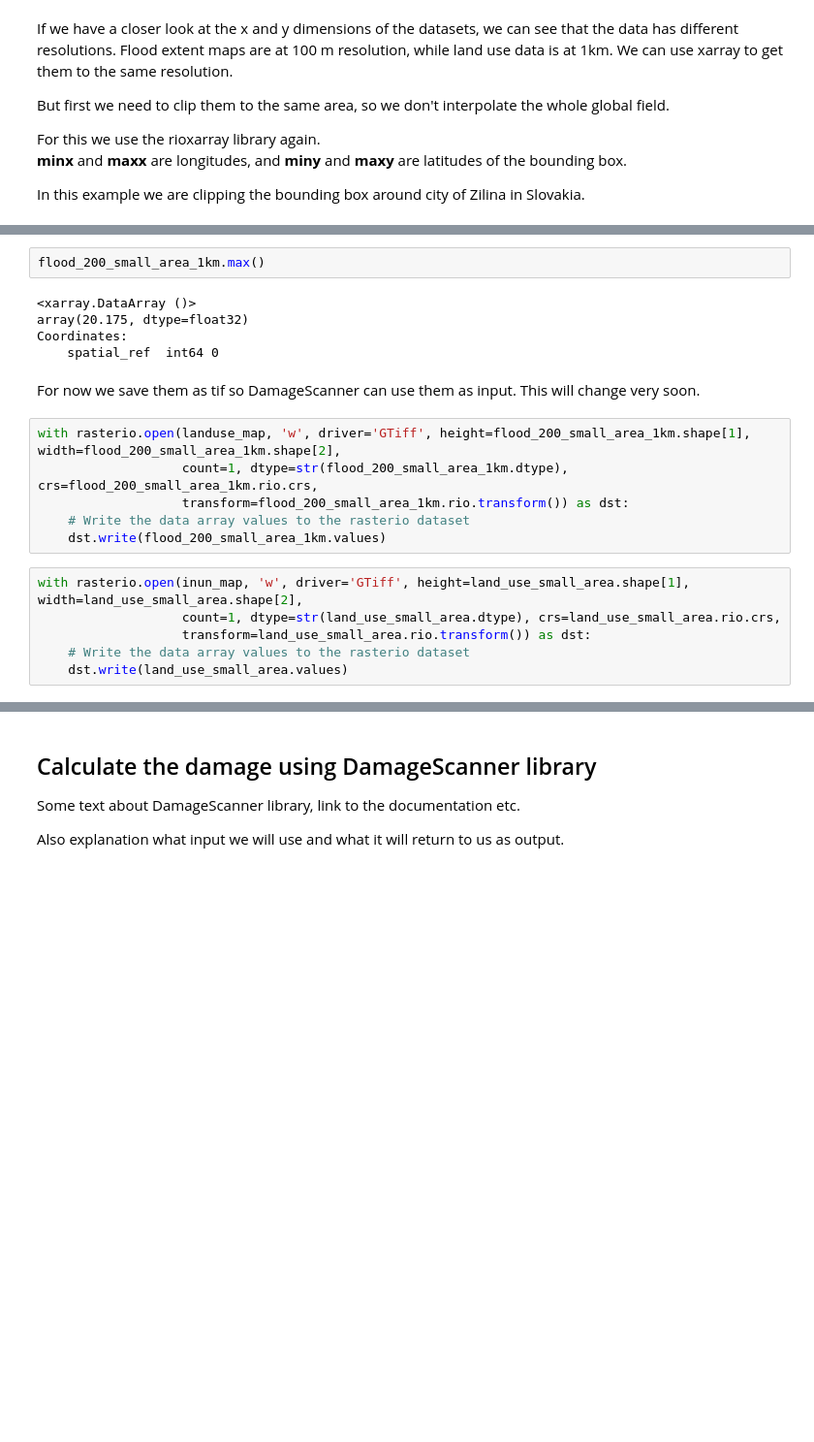
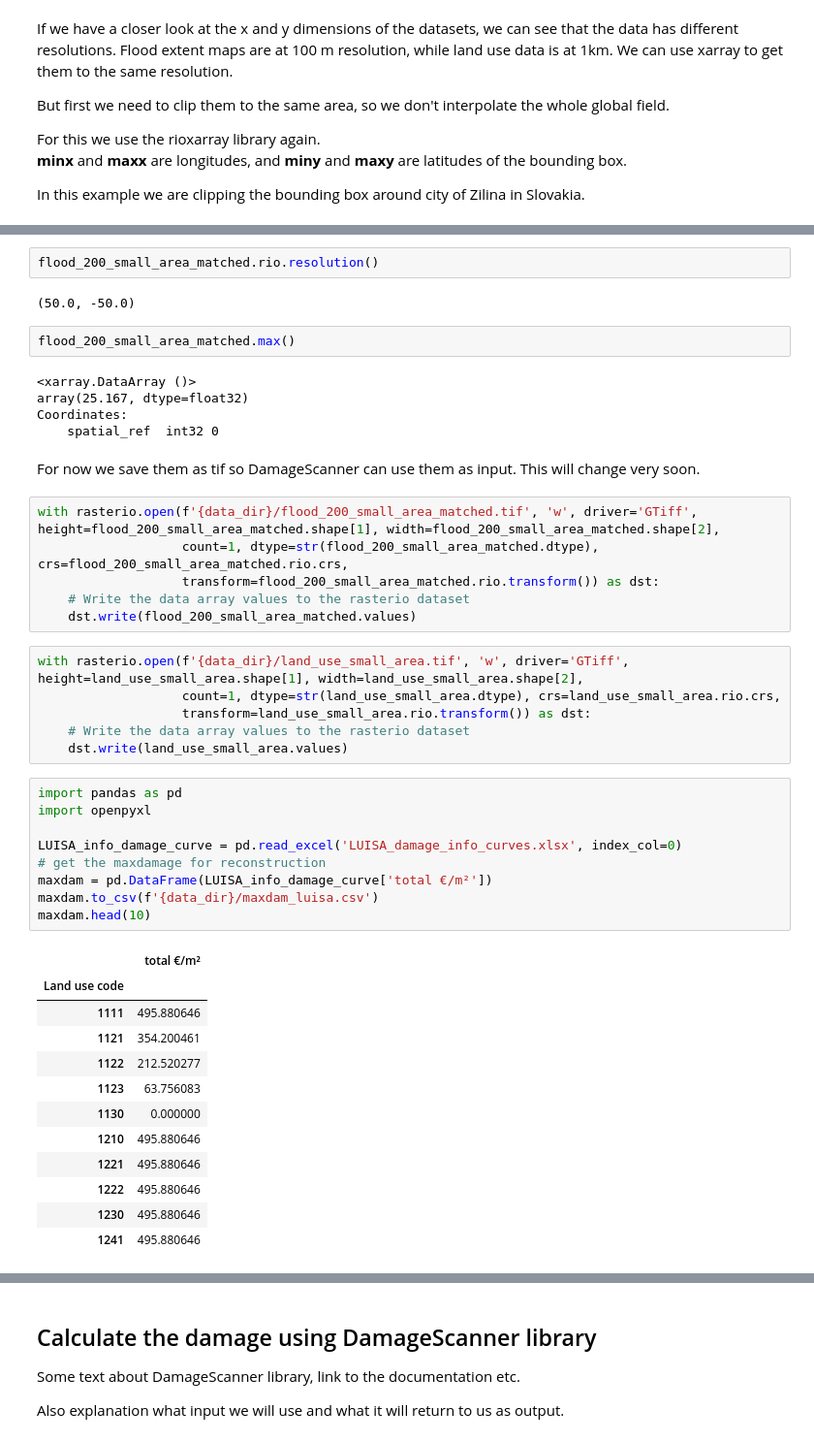
Before and after one commit to CLIMAAX/FLOODS, a Jupyter notebook: FLOOD.ipynb, the cells around one changed output, grey strips where cells are left out. Shown: that part at 97% size. Drawn from its saved outputs; the diff is of its cells as text; blank space fills up the shorter version.

```diff
--- a/FLOOD.ipynb
+++ b/FLOOD.ipynb
@@ -321,21 +391,47 @@ flood_200_small_area_1km.plot()
+# %%
+flood_200_small_area_matched.rio.resolution()
+# %% [output]
+(50.0, -50.0)
 # %%
-flood_200_small_area_1km.max()
+flood_200_small_area_matched.max()
 # %% [output]
 <xarray.DataArray ()>
-array(20.175, dtype=float32)
+array(25.167, dtype=float32)
 Coordinates:
-    spatial_ref  int64 0
+    spatial_ref  int32 0
 # %% [markdown]
 For now we save them as tif so DamageScanner can use them as input. This will change very soon.
 # %%
-with rasterio.open(landuse_map, 'w', driver='GTiff', height=flood_200_small_area_1km.shape[1], width=flood_200_small_area_1km.shape[2],
-                   count=1, dtype=str(flood_200_small_area_1km.dtype), crs=flood_200_small_area_1km.rio.crs,
-                   transform=flood_200_small_area_1km.rio.transform()) as dst:
+with rasterio.open(f'{data_dir}/flood_200_small_area_matched.tif', 'w', driver='GTiff', height=flood_200_small_area_matched.shape[1], width=flood_200_small_area_matched.shape[2],
+                   count=1, dtype=str(flood_200_small_area_matched.dtype), crs=flood_200_small_area_matched.rio.crs,
+                   transform=flood_200_small_area_matched.rio.transform()) as dst:
     # Write the data array values to the rasterio dataset
-    dst.write(flood_200_small_area_1km.values)
+    dst.write(flood_200_small_area_matched.values)
 # %%
-with rasterio.open(inun_map, 'w', driver='GTiff', height=land_use_small_area.shape[1], width=land_use_small_area.shape[2],
+with rasterio.open(f'{data_dir}/land_use_small_area.tif', 'w', driver='GTiff', height=land_use_small_area.shape[1], width=land_use_small_area.shape[2],
                    count=1, dtype=str(land_use_small_area.dtype), crs=land_use_small_area.rio.crs,
                    transform=land_use_small_area.rio.transform()) as dst:
     # Write the data array values to the rasterio dataset
     dst.write(land_use_small_area.values)
+# %%
+import pandas as pd
+import openpyxl
+
+LUISA_info_damage_curve = pd.read_excel('LUISA_damage_info_curves.xlsx', index_col=0)
+# get the maxdamage for reconstruction
+maxdam = pd.DataFrame(LUISA_info_damage_curve['total €/m²'])
+maxdam.to_csv(f'{data_dir}/maxdam_luisa.csv')
+maxdam.head(10)
+# %% [output]
+|  | total €/m² |
+| Land use code |  |
+| 1111 | 495.880646 |
+| 1121 | 354.200461 |
+| 1122 | 212.520277 |
+| 1123 | 63.756083 |
+| 1130 | 0.000000 |
+| 1210 | 495.880646 |
+| 1221 | 495.880646 |
+| 1222 | 495.880646 |
+| 1230 | 495.880646 |
+| 1241 | 495.880646 |
```
Also changed, not shown: parts of 21 cells of this notebook, 1 other file.
